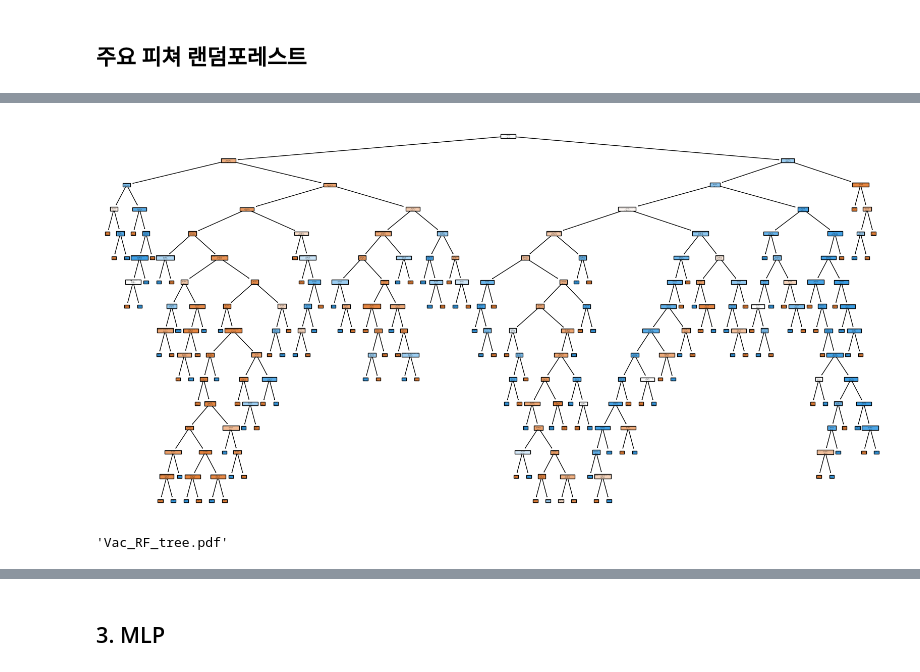
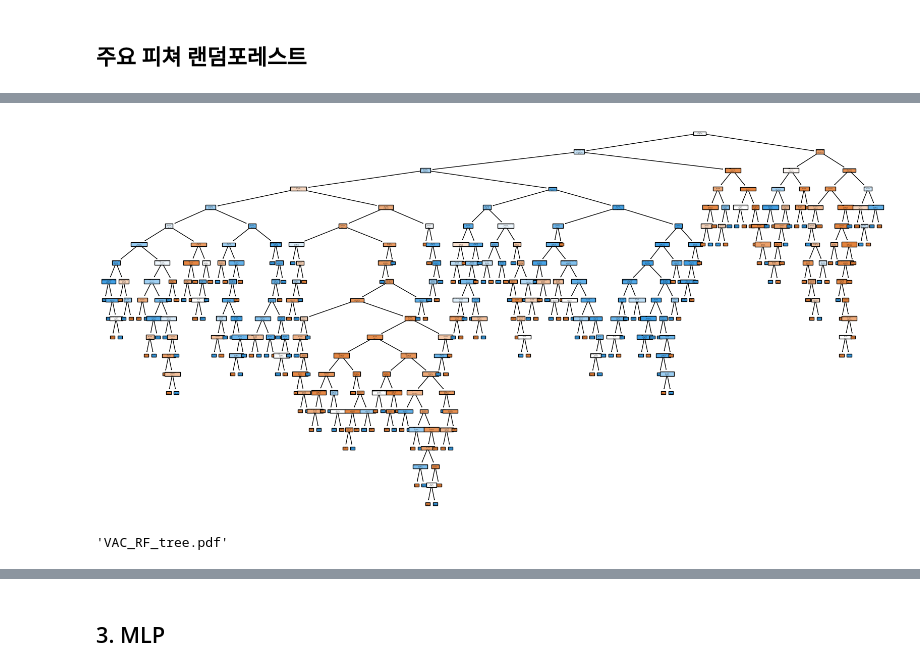
Before and after one commit to gmlwlswls/LGD_anomaly_detection, a Jupyter notebook: 01. 모델링/model_L.Vac.ipynb, the cells around one changed output, grey strips where cells are left out. Drawn from its saved outputs; the diff is of its cells as text; code cells hidden in the pictures.

```diff
--- a/01. 모델링/model_L.Vac.ipynb
+++ b/01. 모델링/model_L.Vac.ipynb
@@ -241,11 +241,11 @@ feat_importance_df = pd.DataFrame({
   'importance' : best_rf_clf.feature_importances_
 })
 
-PCA_feat_importance_17 = feat_importance_df.sort_values(by= 'importance', ascending= False)[:17]
+rf_feat_importance_17 = feat_importance_df.sort_values(by= 'importance', ascending= False)[:17]
 # print(PCA_feat_importance_17)
 
-sns.barplot(x= PCA_feat_importance_17['importance'],
-            y= PCA_feat_importance_17['feature'])
+sns.barplot(x= rf_feat_importance_17['importance'],
+            y= rf_feat_importance_17['feature'])
 plt.show()
 # %% [output]
 [figure]
@@ -390,0 +407,13 @@ print(xgb_feat_importance_17)
+# %%
+Vac_imp_factor_df = Vac_sample_df[common_imp_factors]
+Vac_imp_factor_df.shape
+Vac_imp_factor_df.info() # (2208, 11)
+
+
+X = Vac_imp_factor_df.copy()
+y= y
+
+y.shape
+y.info() # Vac_defect
+
+X_train, X_test, y_train, y_test = train_test_split(X, y, test_size= 0.3, random_state= 42)
@@ -390,0 +440,12 @@ print(xgb_feat_importance_17)
+# %%
+
+params = {
+    'n_estimators' : [300, 500, 700],
+    'max_depth' : [10, 30, 50, 70]
+}
+
+estimator = RandomForestClassifier(random_state= 42)
+grid_cv = GridSearchCV(estimator= estimator, param_grid= params, cv= 5)
+grid_cv.fit(X_train, y_train)
+
+print(grid_cv.best_params_) # (15, 300) (30, 500)
@@ -390,0 +454,7 @@ print(xgb_feat_importance_17)
+# %%
+best_rd_clf = grid_cv.best_estimator_
+best_rd_clf.fit(X_train, y_train)
+
+imp_rd_preds = best_rd_clf.predict(X_test)
+
+print('test 재현율 :', recall_score(y_test, imp_rd_preds)) # 80.3%
@@ -391,22 +552,22 @@ print(xgb_feat_importance_17)
 # %%
 from sklearn.tree import plot_tree, export_graphviz
 import graphviz
 
 plt.figure(figsize=(20, 10))
-plot_tree(best_rf_clf[0], feature_names=X_train.columns, class_names=['1', '0'], filled=True)
+plot_tree(best_rd_clf[0], feature_names=X_train.columns, class_names=['1', '0'], filled=True)
 plt.show()
 
 # 그래프 저장 (Graphviz)
-dot_data = export_graphviz(best_rf_clf[0], out_file=None,
+dot_data = export_graphviz(best_rd_clf[0], out_file=None,
                            feature_names=X_train.columns,
                            class_names=['1', '0'],
                            fontname="Malgun Gothic",
                            filled=True, rounded=True, special_characters=True)
 graph = graphviz.Source(dot_data)
-graph.render("Vac_RF_tree")  # decision_tree.pdf로 저장
+graph.render("VAC_RF_tree")  # decision_tree.pdf로 저장
 # %% [output]
-[figure, old version]
+[figure, new version]
-'Vac_RF_tree.pdf'
+'VAC_RF_tree.pdf'
 # %%
 # 트리 시각화
 from sklearn.tree import export_graphviz
```
Also changed, not shown: parts of 16 cells of this notebook, 20 other files.
